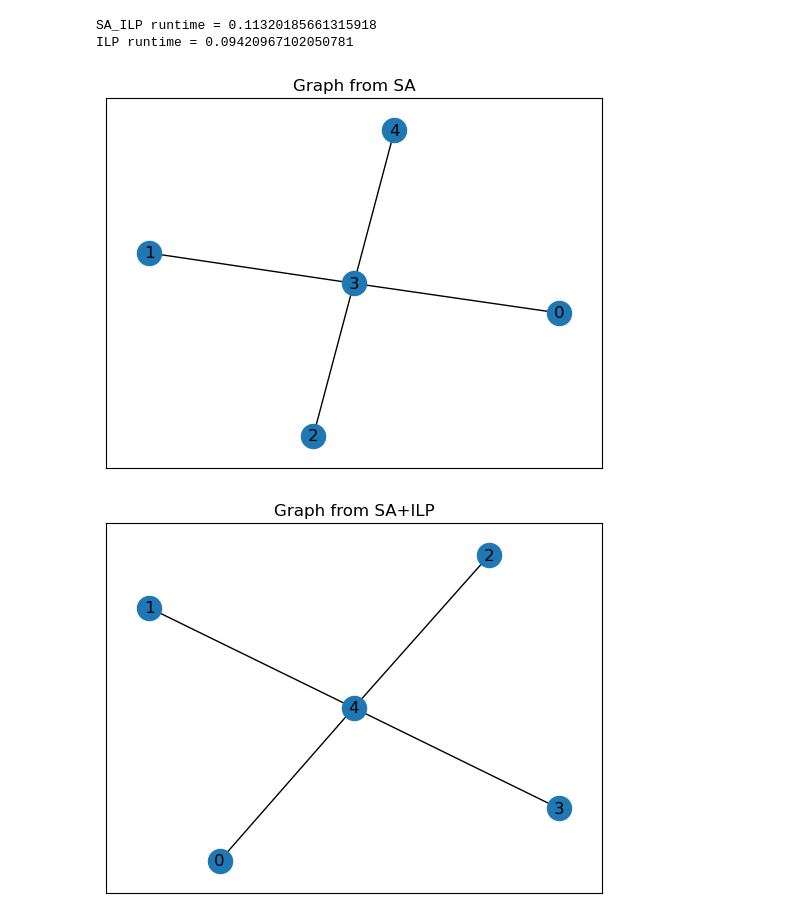
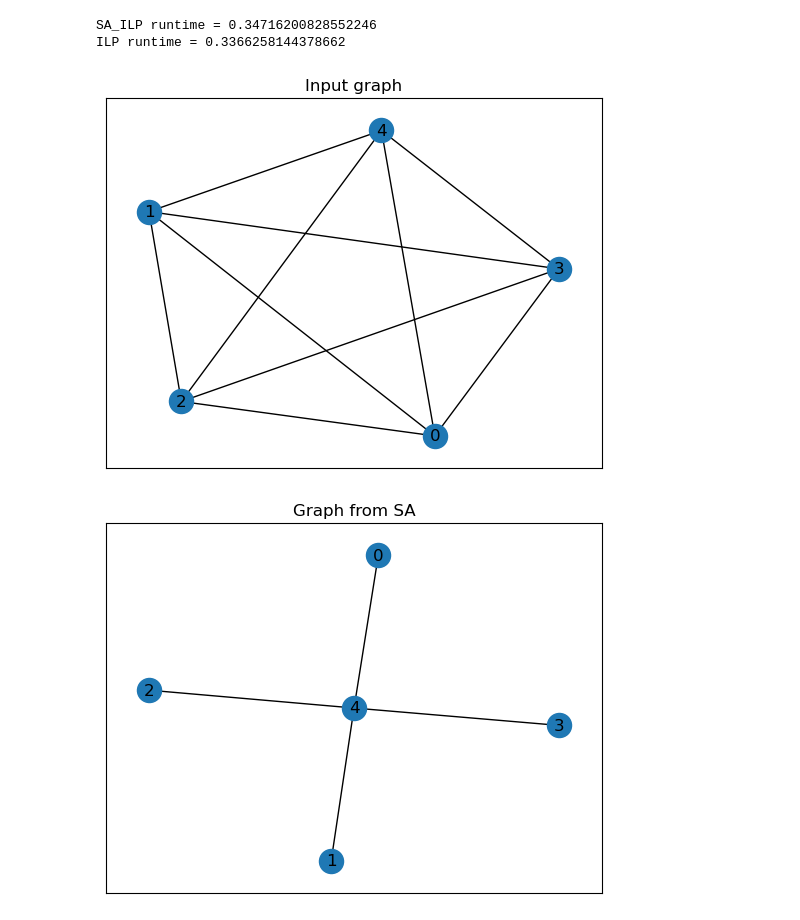
Before and after one commit to arr0w-hs/graph_state_optimization, a Jupyter notebook: tutorial-1.ipynb, the cells around one changed output. Drawn from its saved outputs; the diff is of its cells as text; code cells hidden in the pictures.

```diff
--- a/tutorial-1.ipynb
+++ b/tutorial-1.ipynb
@@ -6,31 +6,37 @@ from optimizer.edm_sa_ilp import edm_sa_ilp
 # %%
 kmax = 100
 temperature = 100
 G = nx.complete_graph(5)
 output = edm_sa_ilp(G, kmax, temperature)
 
 gout_sailp = output[0]
 gout_sa = output[1]
 sailp_runtime = output[4]
 ilp_runtime = output[5]
 
 print("SA_ILP runtime =", sailp_runtime)
 print("ILP runtime =", ilp_runtime)
 
 plt.figure()
+plt.title("Input graph")
+nx.draw_networkx(G)
+plt.draw()
+plt.show(block=False)
+
+plt.figure()
 plt.title("Graph from SA")
 nx.draw_networkx(gout_sa)
 plt.draw()
 plt.show(block=False)
 
 
 plt.figure()
 plt.title("Graph from SA+ILP")
 nx.draw_networkx(gout_sailp)
 plt.draw()
 plt.show(block=False)
 # %% [output]
-SA_ILP runtime = 0.11320185661315918
-ILP runtime = 0.09420967102050781
+SA_ILP runtime = 0.34716200828552246
+ILP runtime = 0.3366258144378662
-[figure, old version]
+[figure, new version]
-[figure, old version]
+[figure, new version]
```
Also changed, not shown: parts of 2 cells of this notebook.
